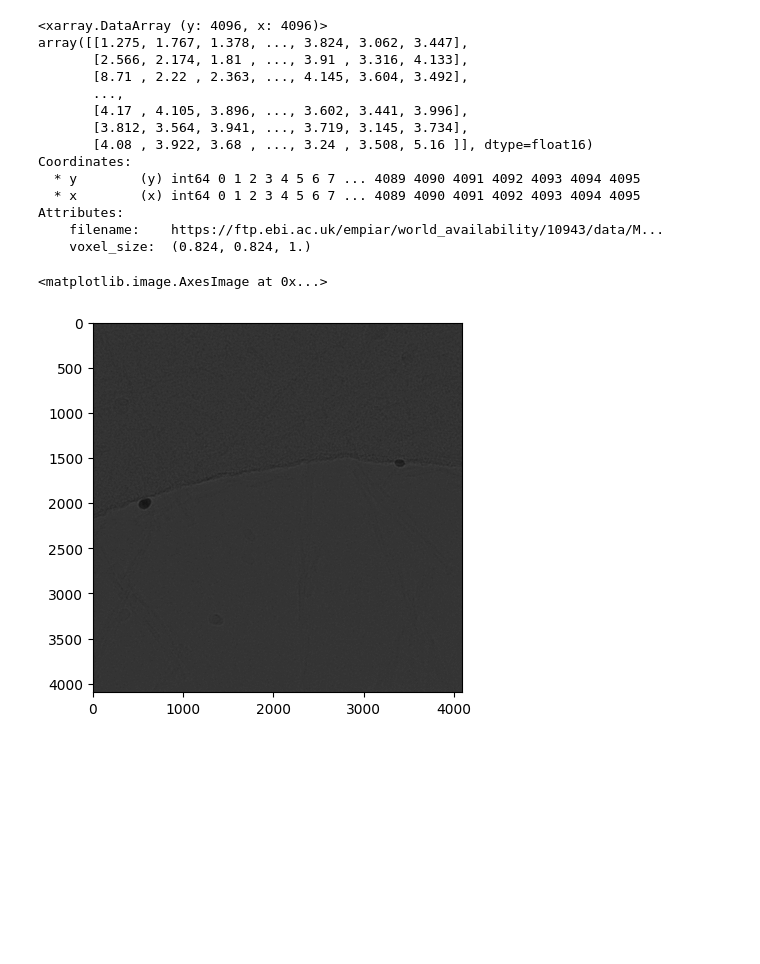
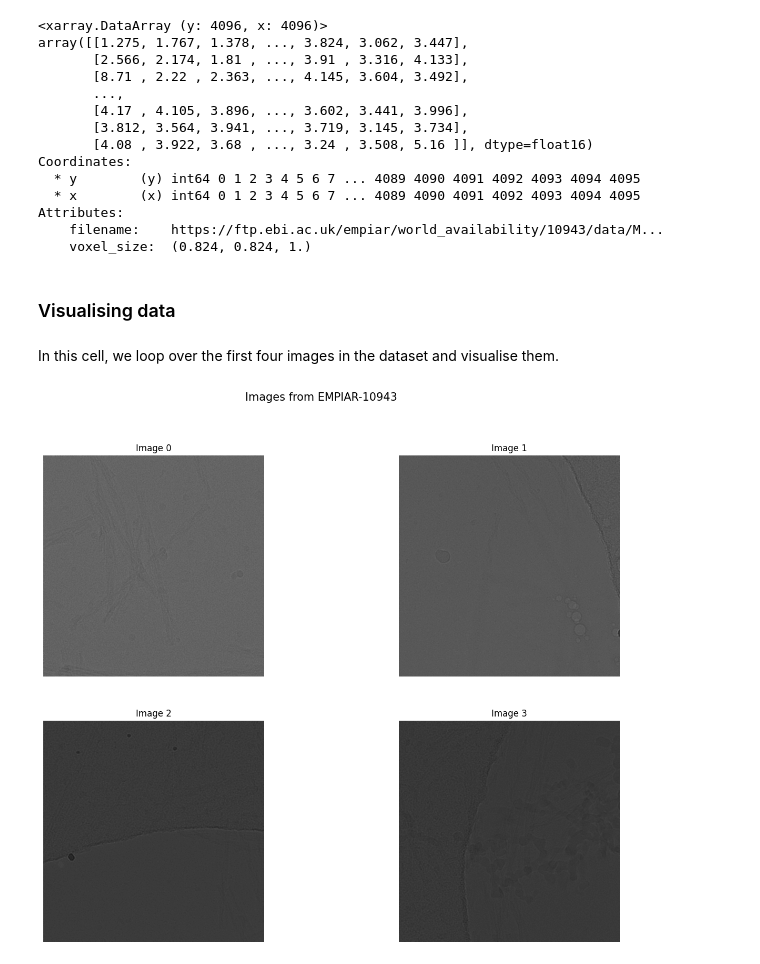
Before and after one commit to alan-turing-institute/empiarreader, a Jupyter notebook: examples/run_empiarreader.ipynb, the cells around one changed output. Saved outputs shown, nothing was run; the diff lists cells and outputs as text; code cells hidden in the pictures; blank space fills up the shorter version.

Commit message:
updated notebook with instructions for both EmpiarCatalog and EmpiarSource

```diff
--- a/examples/run_empiarreader.ipynb
+++ b/examples/run_empiarreader.ipynb
@@ -49,12 +92,3 @@ Coordinates:
 Attributes:
     filename:    https://ftp.ebi.ac.uk/empiar/world_availability/10943/data/M...
     voxel_size:  (0.824, 0.824, 1.)
-# %%
-image_part = part.data
-
-plt.imshow(
-    image_part,cmap='gray',
-)
-# %% [output]
-<matplotlib.image.AxesImage at 0x...>
-[figure, removed]
@@ -66,0 +95,22 @@ ds_from_cat = cat[list(cat.keys())[0]]
+# %% [markdown]
+### Visualising data
+# %% [markdown]
+In this cell, we loop over the first four images in the dataset and visualise them.
+# %%
+title = "Images from EMPIAR-"+str(test_entry)
+plt.figure(figsize=(16, 12))
+plt.suptitle(title, fontsize=15)
+
+for i in range(4):
+    part = ds.read_partition(i)
+    image_part = part.data
+    ax = plt.subplot(2, 2, i+1)
+
+    plt.imshow(
+        image_part,cmap='gray',
+    )
+    ax.set_title("Image "+str(i))
+    ax.axis("off")
+    ax.set_xlabel("")
+# %% [output]
+[figure, added]
```
Also changed, not shown: parts of 13 cells of this notebook.
